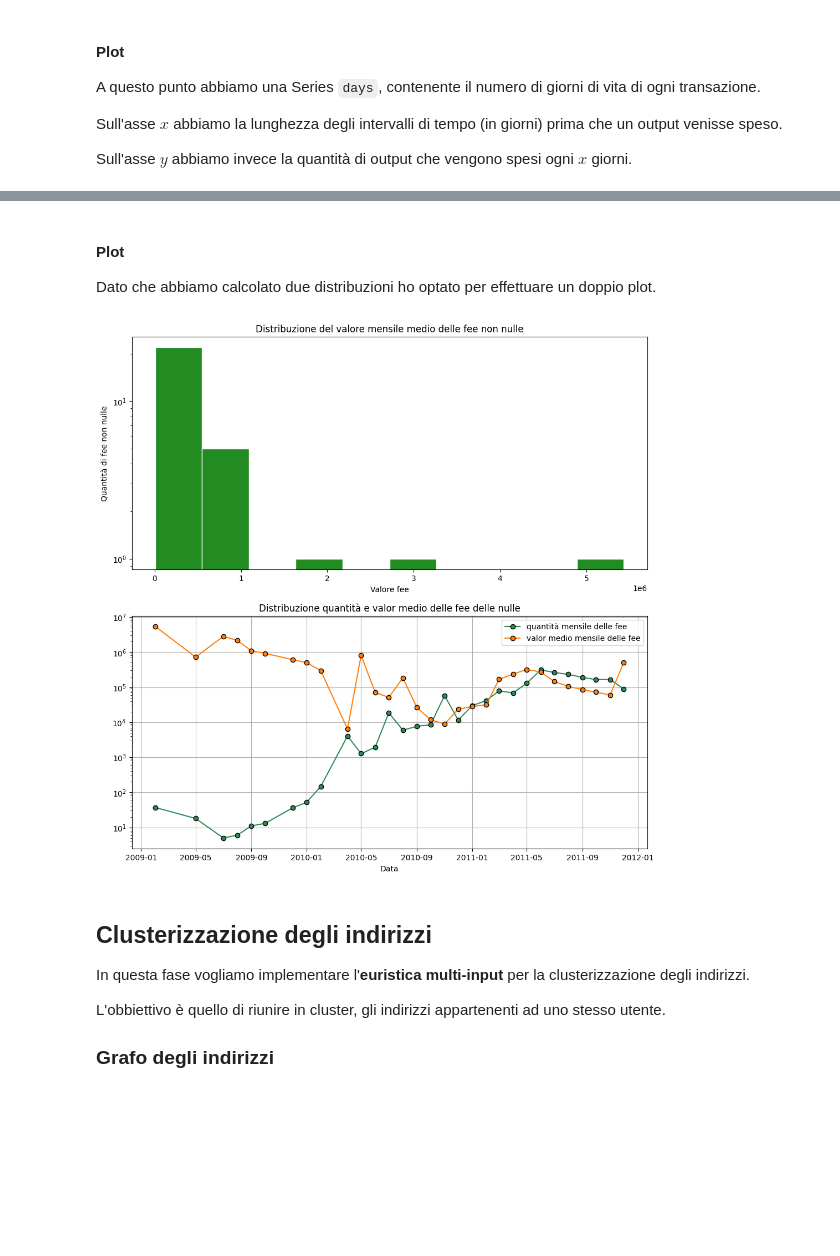
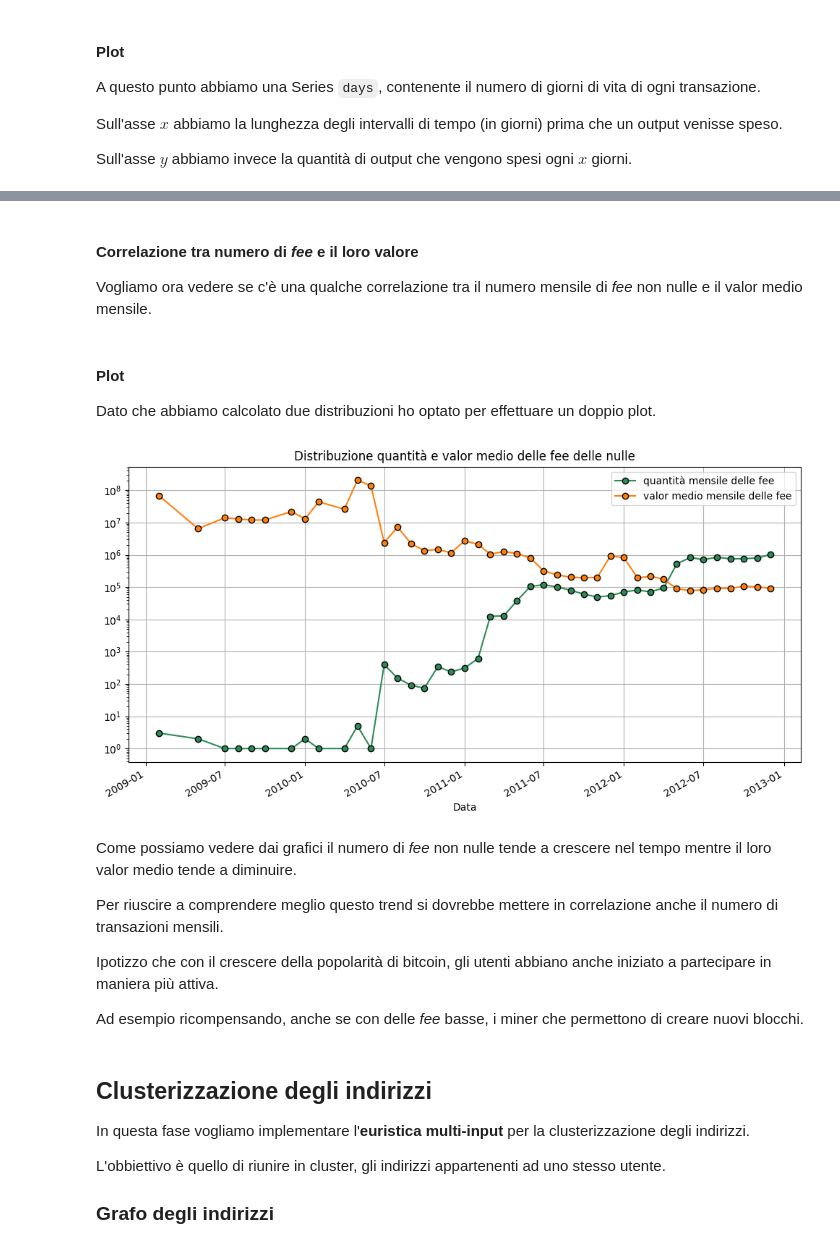
Before and after one commit to FedericoBustaffa/crafty, a Jupyter notebook: notebook.ipynb, the cells around one changed output, grey strips where cells are left out. Saved outputs shown, nothing was run; the diff lists cells and outputs as text; code cells hidden in the pictures; blank space fills up the shorter version.

```diff
--- a/notebook.ipynb
+++ b/notebook.ipynb
@@ -20,13 +20,15 @@ questo problema ma nel mio caso è stato necessario per riuscire ad eseguire il
 import numpy as np
 import matplotlib.pyplot as plt
 import pandas as pd
+import datetime
 import networkx as nx
 import bs4
 import requests
 import time
 
-# n = None
-n = 2000000
+n = None
+# n = 2000000
+# n = 1000000
 
 tx_df = pd.read_csv(
     "transactions.csv",
@@ -366,45 +397,66 @@ del tx_df
+# %% [markdown]
+#### Correlazione tra numero di _fee_ e il loro valore
+
+Vogliamo ora vedere se c'è una qualche correlazione tra il numero mensile di _fee_ non nulle e il
+valor medio mensile.
+# %%
+non_zero_mean_value = (
+    non_zero_fee.groupby(pd.Grouper(key="timestamp", freq="1MS"))["fee"]
+    .mean()
+    .reset_index()
+    .dropna()
+)
+
+fee_df = non_zero_count.merge(non_zero_mean_value, how="inner", on="timestamp")
 # %% [markdown]
 #### Plot
 
 Dato che abbiamo calcolato due distribuzioni ho optato per effettuare un doppio plot.
 # %%
-fig, (ax1, ax2) = plt.subplots(2, 1, figsize=(12, 12))
+fig, ax = plt.subplots(1, 1, figsize=(12, 6))
+fig.autofmt_xdate()
 
-ax1.hist(fee_df["value"], color="forestgreen", ec="w")
-ax1.set_title("Distribuzione del valore mensile medio delle fee non nulle")
-ax1.set_xlabel("Valore fee")
-ax1.set_ylabel("Quantità di fee non nulle")
-ax1.set_yscale("log")
-
-ax2.plot(
+ax.plot(
     fee_df["timestamp"],
-    fee_df["count"],
+    fee_df["fee_x"],
     "o-",
     mec="k",
     label="quantità mensile delle fee",
     c="seagreen",
 )
 
-ax2.plot(
+ax.plot(
     fee_df["timestamp"],
-    fee_df["value"],
+    fee_df["fee_y"],
     "o-",
     mec="k",
     label="valor medio mensile delle fee",
     c="tab:orange",
 )
 
-ax2.set_title("Distribuzione quantità e valor medio delle fee delle nulle")
-ax2.set_xlabel("Data")
-ax2.set_yscale("log")
-ax2.grid()
-ax2.legend()
+ax.set_title("Distribuzione quantità e valor medio delle fee delle nulle")
+ax.set_xlabel("Data")
+ax.set_yscale("log")
+ax.grid()
+ax.legend()
 
 plt.show()
 
 del fee_df
 # %% [output]
-[figure, old version]
+[figure, new version]
+# %% [markdown]
+Come possiamo vedere dai grafici il numero di _fee_ non nulle tende a crescere nel tempo mentre il
+loro valor medio tende a diminuire.
+
+Per riuscire a comprendere meglio questo trend si dovrebbe mettere in correlazione anche il numero
+di transazioni mensili.
+
+Ipotizzo che con il crescere della popolarità di bitcoin, gli utenti abbiano anche iniziato a
+partecipare in maniera più attiva.
+
+Ad esempio ricompensando, anche se con delle _fee_ basse, i miner che permettono di creare nuovi
+blocchi.
 # %% [markdown]
 ## Clusterizzazione degli indirizzi
 
```
Also changed, not shown: parts of 17 cells of this notebook.
